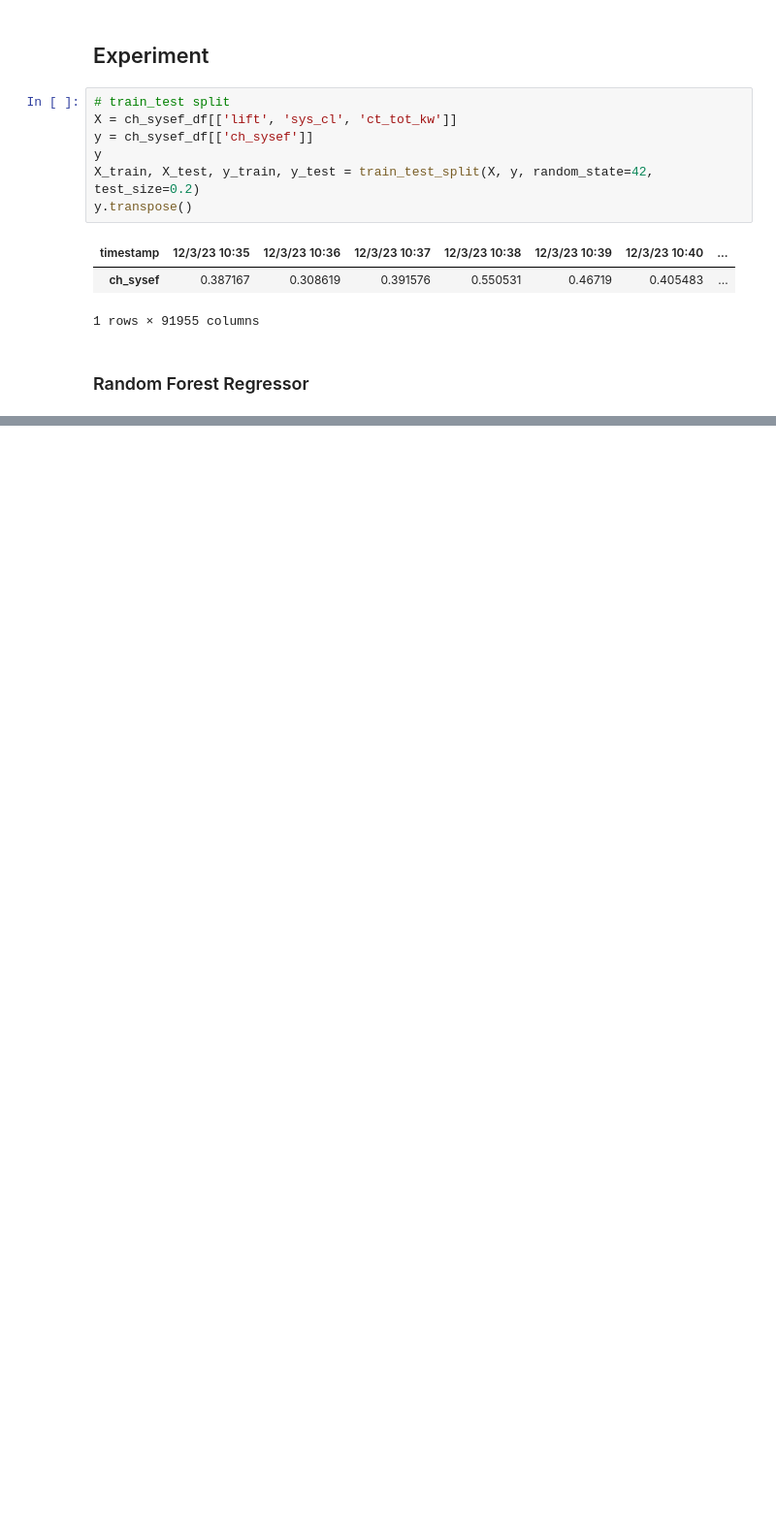
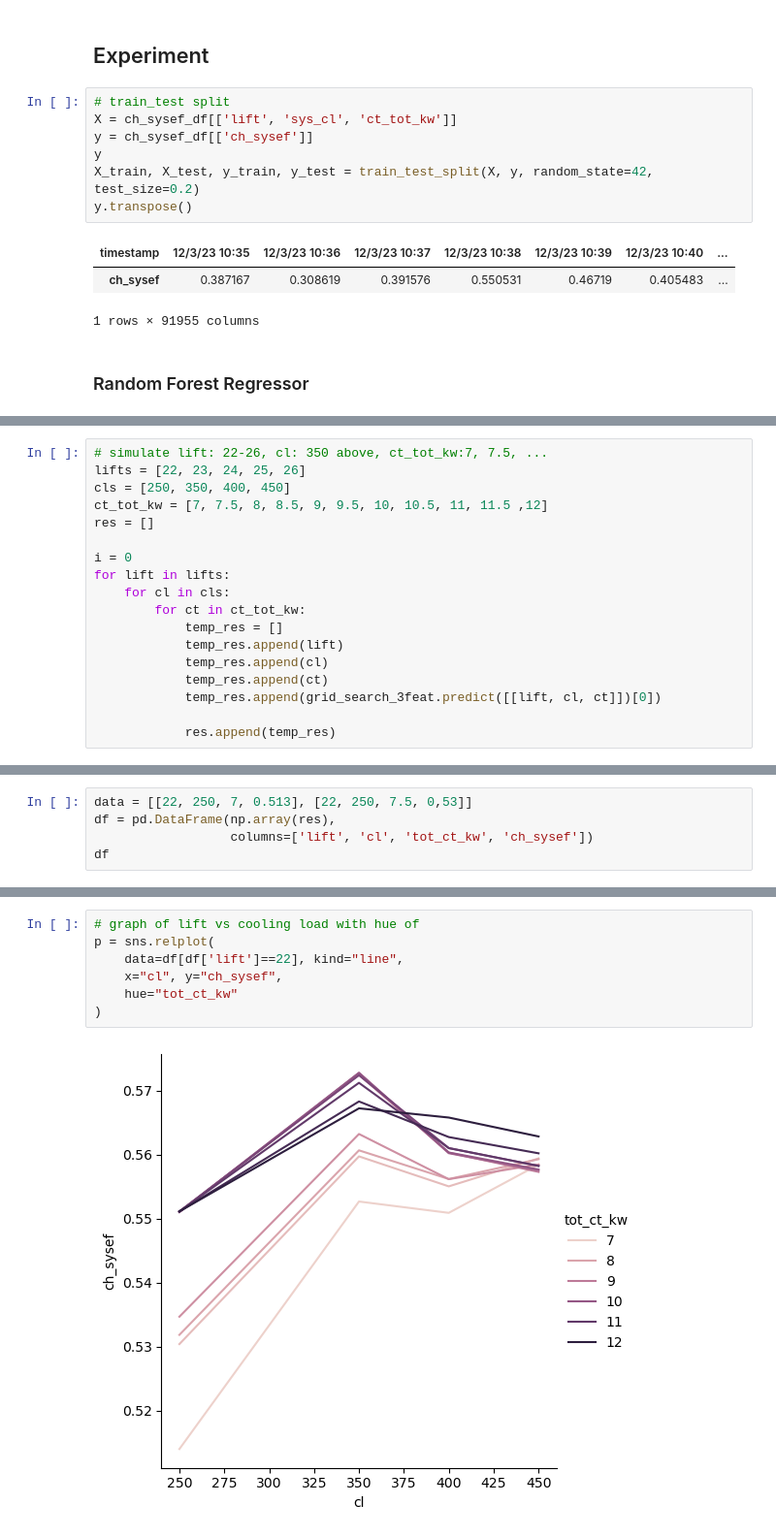
Before and after one commit to kaerintern/optimization, a Jupyter notebook: parklane_ch_sysef_pred.ipynb, the cells around one changed output, grey strips where cells are left out. Shown at 97% size. Saved outputs shown, nothing was run; the diff lists cells and outputs as text; blank space fills up the shorter version.

```diff
--- a/parklane_ch_sysef_pred.ipynb
+++ b/parklane_ch_sysef_pred.ipynb
@@ -65,0 +131,18 @@ y.transpose()
+# %%
+# simulate lift: 22-26, cl: 350 above, ct_tot_kw:7, 7.5, ...
+lifts = [22, 23, 24, 25, 26]
+cls = [250, 350, 400, 450]
+ct_tot_kw = [7, 7.5, 8, 8.5, 9, 9.5, 10, 10.5, 11, 11.5 ,12]
+res = []
+
+i = 0
+for lift in lifts:
+    for cl in cls:
+        for ct in ct_tot_kw:
+            temp_res = []
+            temp_res.append(lift)
+            temp_res.append(cl)
+            temp_res.append(ct)
+            temp_res.append(grid_search_3feat.predict([[lift, cl, ct]])[0])
+
+            res.append(temp_res)
@@ -65,0 +153,5 @@ y.transpose()
+# %%
+data = [[22, 250, 7, 0.513], [22, 250, 7.5, 0,53]]
+df = pd.DataFrame(np.array(res),
+                  columns=['lift', 'cl', 'tot_ct_kw', 'ch_sysef'])
+df
@@ -65,0 +172,9 @@ y.transpose()
+# %%
+# graph of lift vs cooling load with hue of
+p = sns.relplot(
+    data=df[df['lift']==22], kind="line",
+    x="cl", y="ch_sysef",
+    hue="tot_ct_kw"
+)
+# %% [output]
+[figure, added]
```
Also changed, not shown: parts of 22 cells of this notebook.
